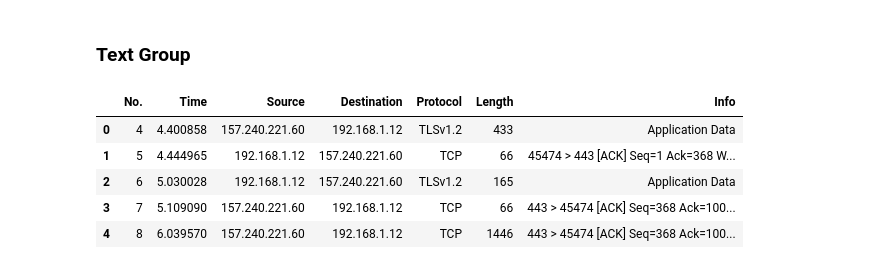
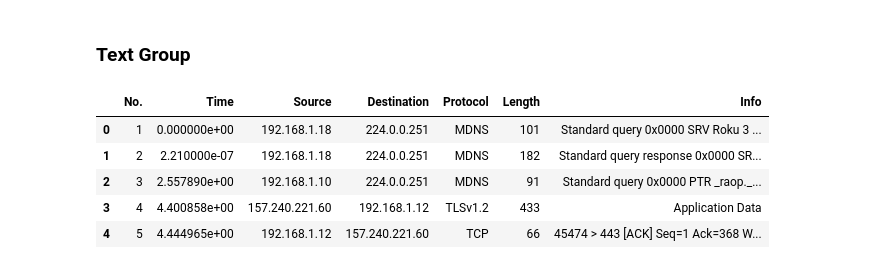
Before and after one commit to NoaAmichai/Computer_networks_final_project, a Jupyter notebook: project.ipynb, the cells around one changed output. Cells and saved outputs as stored; diff of their text form; code cells hidden in the pictures.

```diff
--- a/project.ipynb
+++ b/project.ipynb
@@ -131,15 +173,15 @@ plt.show()
 # %% [markdown]
 ### Text Group
 # %%
-text_data = pd.read_csv("text_data_filtered.csv")
+text_data = pd.read_csv("text_data.csv", encoding='latin-1')
 text_data.head()
 # %% [output]
 |  | No. | Time | Source | Destination | Protocol | Length | Info |
-| 0 | 4 | 4.400858 | 157.240.221.60 | 192.168.1.12 | TLSv1.2 | 433 | Application Data |
-| 1 | 5 | 4.444965 | 192.168.1.12 | 157.240.221.60 | TCP | 66 | 45474 > 443 [ACK] Seq=1 Ack=368 W... |
-| 2 | 6 | 5.030028 | 192.168.1.12 | 157.240.221.60 | TLSv1.2 | 165 | Application Data |
-| 3 | 7 | 5.109090 | 157.240.221.60 | 192.168.1.12 | TCP | 66 | 443 > 45474 [ACK] Seq=368 Ack=100... |
-| 4 | 8 | 6.039570 | 157.240.221.60 | 192.168.1.12 | TCP | 1446 | 443 > 45474 [ACK] Seq=368 Ack=100... |
+| 0 | 1 | 0.000000e+00 | 192.168.1.18 | 224.0.0.251 | MDNS | 101 | Standard query 0x0000 SRV Roku 3 ... |
+| 1 | 2 | 2.210000e-07 | 192.168.1.18 | 224.0.0.251 | MDNS | 182 | Standard query response 0x0000 SR... |
+| 2 | 3 | 2.557890e+00 | 192.168.1.10 | 224.0.0.251 | MDNS | 91 | Standard query 0x0000 PTR _raop._... |
+| 3 | 4 | 4.400858e+00 | 157.240.221.60 | 192.168.1.12 | TLSv1.2 | 433 | Application Data |
+| 4 | 5 | 4.444965e+00 | 192.168.1.12 | 157.240.221.60 | TCP | 66 | 45474 > 443 [ACK] Seq=1 Ack=368 W... |
 # %%
 text_data['Protocol'].value_counts()
 # %% [output]
```
Also changed, not shown: parts of 5 cells of this notebook.
